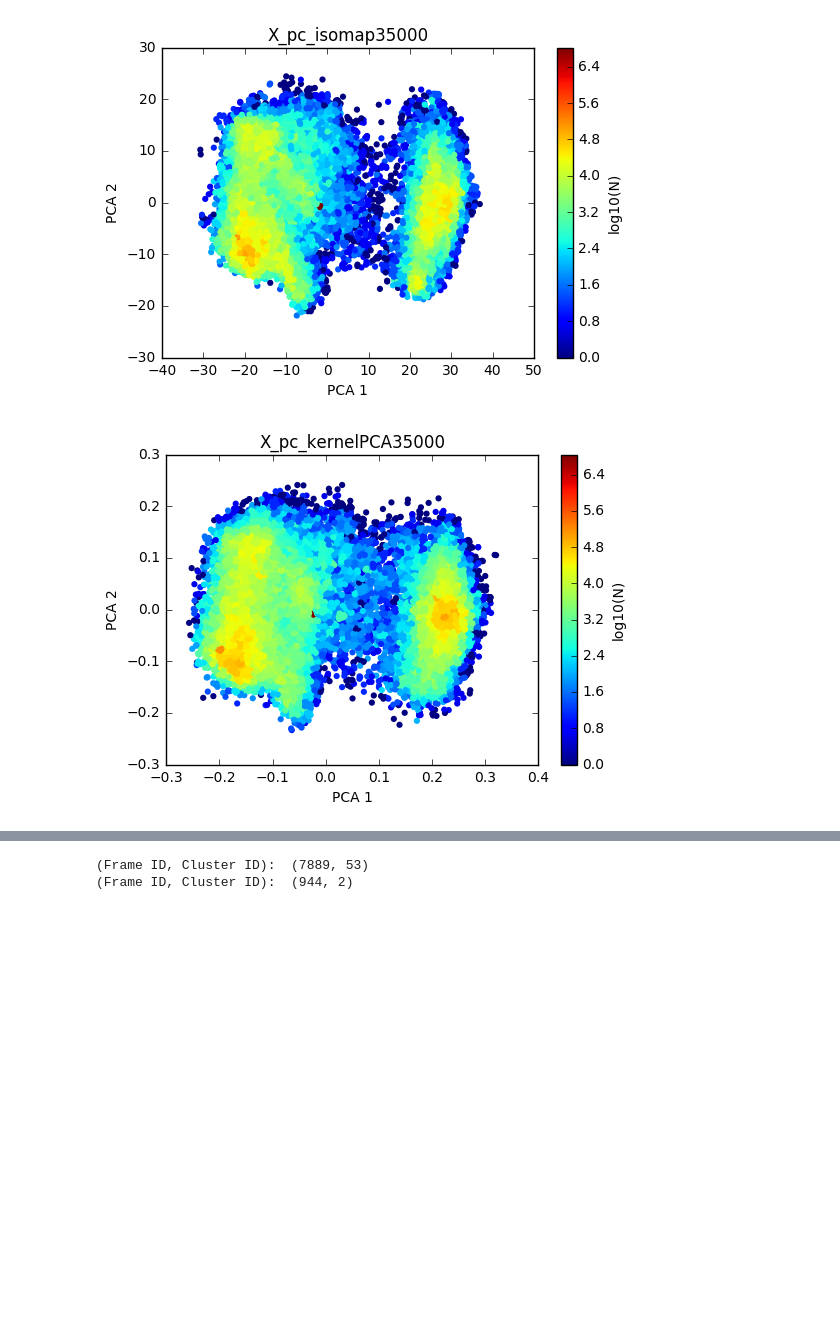
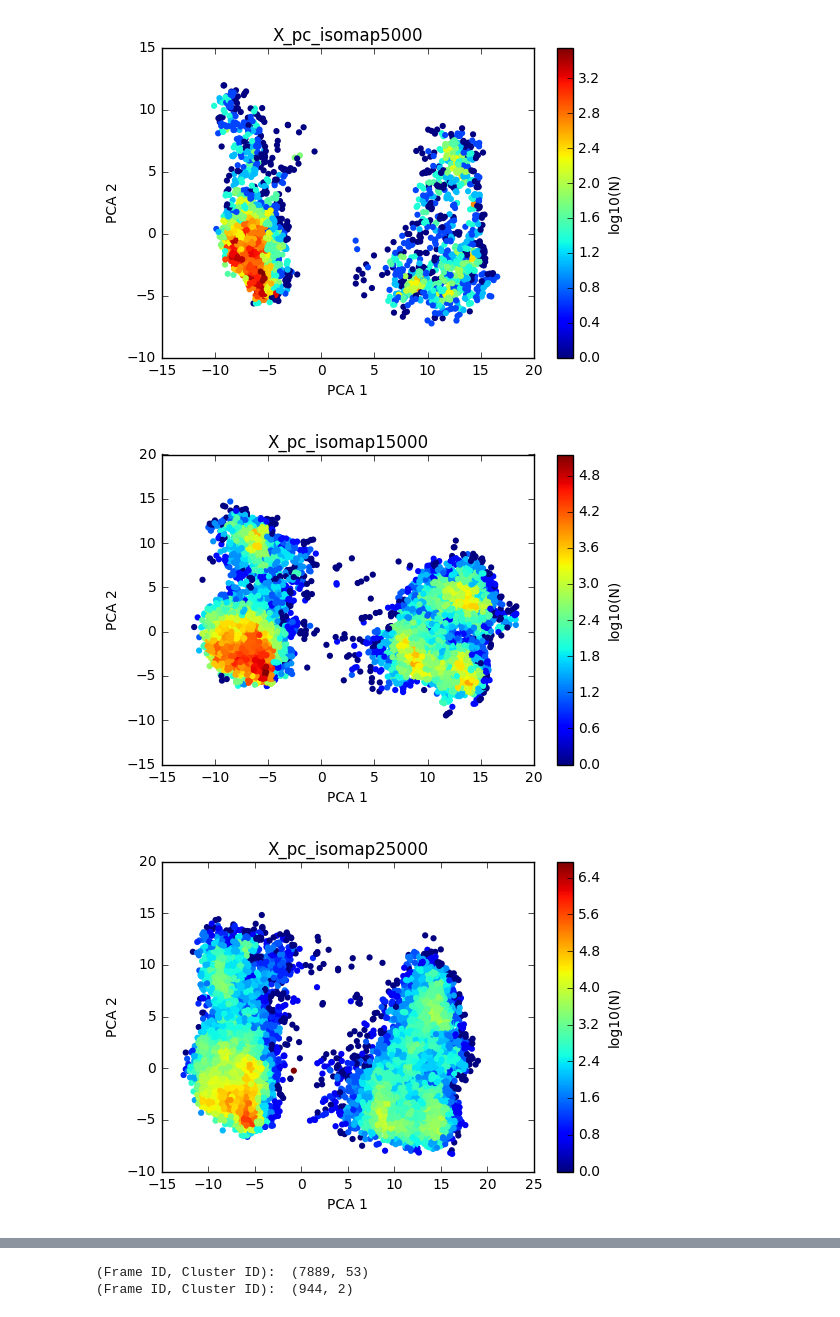
Before and after one commit to alenkran/Protein_Dynamics_TJ, a Jupyter notebook: MSM_Builder_Test/PCA Heatmap.ipynb, the cells around one changed output, grey strips where cells are left out. Drawn from its saved outputs; the diff is of its cells as text; code cells hidden in the pictures; blank space fills up the shorter version.

Commit message:
analysis for using angle instead of xyz

```diff
--- a/MSM_Builder_Test/PCA Heatmap.ipynb
+++ b/MSM_Builder_Test/PCA Heatmap.ipynb
@@ -6,8 +6,7 @@ import mdtraj as md
 %matplotlib inline
 # %%
 file_location = 'C:\\Users\\Christian\\Documents\\GitHub\\Protein_Dynamics_TJ\\MSM_Builder_Test\\PC_Data\\'
-file_name = 'fs_peptide_X_pc_raw_XYZ_10000'
-file_name = 'calmodulin_X_pc_raw_XYZ_30000'
+file_name = 'X_pc_raw_25000_4'
 plt.figure()
 try:
     pca = np.load(file_location + file_name + '.dat')
@@ -29,7 +28,7 @@ cb.set_label('log10(N)')
 extent = [xedges[0], xedges[-1], yedges[0], yedges[-1]]
 #cset1 = plt.contour(np.transpose(hist),extent=extent) #plot contours
 
-plt.title('PC on raw XYZ')
+plt.title('PC on raw angle')
 plt.xlabel('PCA 1')
 plt.ylabel('PCA 2')
 #plt.savefig(method+parameter + ID + '_4.png', bbox_inches='tight')
@@ -40,36 +39,38 @@ plt.ylabel('PCA 2')
 # Load PCA coordinate from ISOMAP
 file_location = 'C:\\Users\\Christian\\Documents\\GitHub\\Protein_Dynamics_TJ\\MSM_Builder_Test\\PC_Data\\'
 method_list = ['X_pc_isomap','X_pc_kernelPCA']
-parameter = '_100_150_'
+parameter = '_40_40_'
 file_name = np.arange(35000, 36000, 1000).astype(str)
+file_name = ['5000', '15000', '25000']
 
 for method in method_list:
     for i, ID in enumerate(file_name):
         plt.figure()
         try:
             pca = np.load(file_location + method + parameter + ID + '_4.dat')
         except:
             print "ID" + " failed"
 
         x = pca[:,0]
         y = pca[:,1]
         xedges, yedges = np.linspace(min(x), max(x), 50), np.linspace(min(y), max(y), 50)
         hist, xedges, yedges = np.histogram2d(pca[:,0],pca[:,1],(xedges, yedges))
         hist = np.log(hist)
         xidx = np.clip(np.digitize(pca[:,0], xedges), 0, hist.shape[0]-1)
         yidx = np.clip(np.digitize(pca[:,1], yedges), 0, hist.shape[1]-1)
         c = hist[xidx, yidx]
         plt.scatter(pca[:,0], pca[:,1], c=c, edgecolor='none')
         cb = plt.colorbar()
         cb.set_label('log10(N)')
 
         extent = [xedges[0], xedges[-1], yedges[0], yedges[-1]]
         #cset1 = plt.contour(np.transpose(hist),extent=extent) #plot contours
 
         plt.title(method+ID)
         plt.xlabel('PCA 1')
         plt.ylabel('PCA 2')
         #plt.savefig(method+parameter + ID + '_4.png', bbox_inches='tight')
 # %% [output]
-[figure, old version]
+[figure, new version]
-[figure, old version]
+[figure, new version]
+[figure, added]
```
Also changed, not shown: parts of 3 cells of this notebook, 4 other files.
